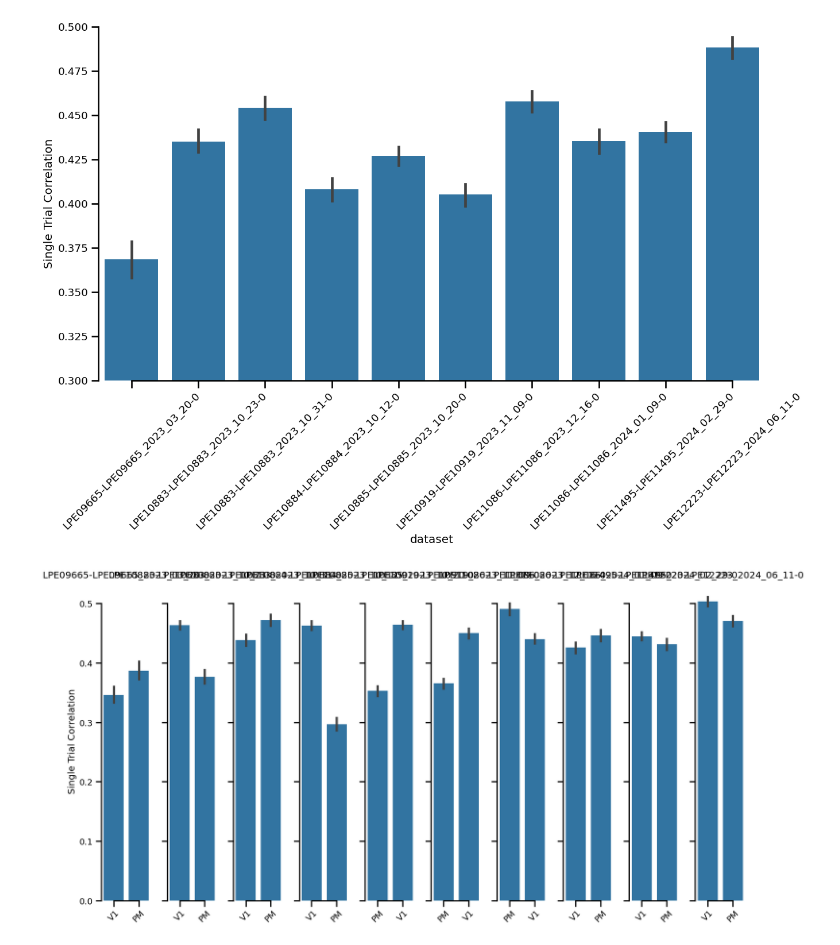
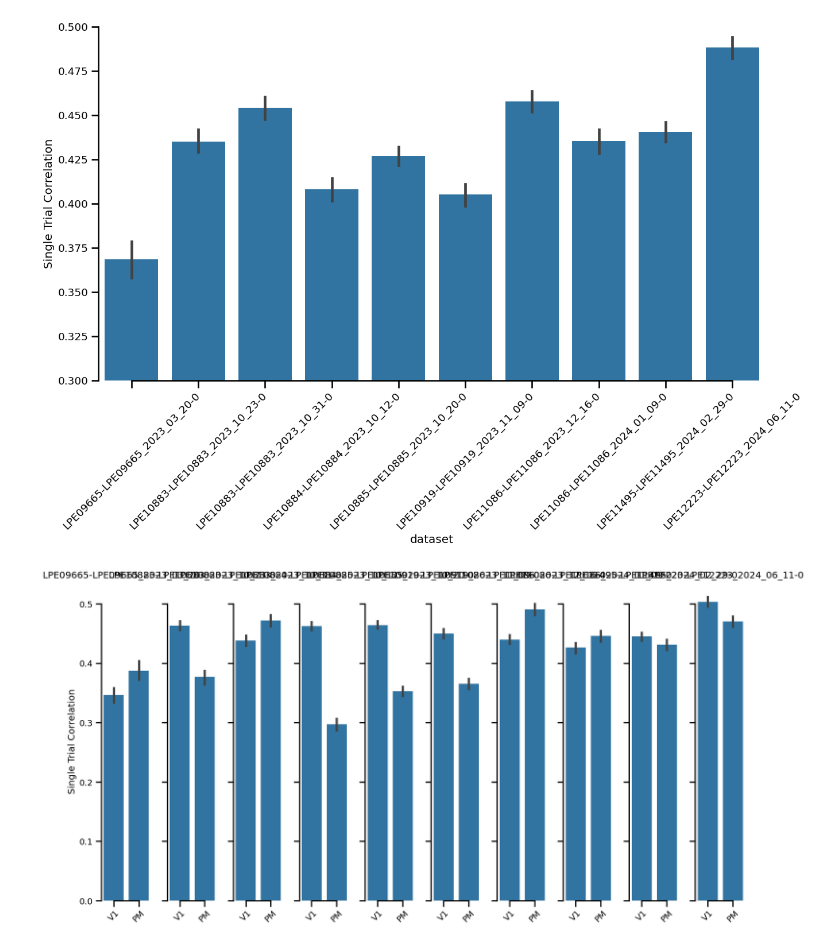
Before and after one commit to ananaphasia/adrian_sensorium, a Jupyter notebook: notebooks/submission_m4/03_evaluate_and_submit.ipynb, the cells around one changed output. Drawn from its saved outputs; the diff is of its cells as text; code cells hidden in the pictures.

Commit message:
sort correctly

```diff
--- a/notebooks/submission_m4/03_evaluate_and_submit.ipynb
+++ b/notebooks/submission_m4/03_evaluate_and_submit.ipynb
@@ -154,7 +154,7 @@ sns.despine(trim=True)
 sns.set_context("talk", font_scale=.8)
 fig, axes = plt.subplots(nrows=1, ncols=len(df['dataset'].unique()), figsize=(15, 8), sharey=True)
 
-for idx, (ax, (i, g)) in enumerate(zip(np.array(axes).reshape(-1), df.sort_values('dataset').groupby('dataset'))):
+for idx, (ax, (i, g)) in enumerate(zip(np.array(axes).reshape(-1), df.sort_values('area', ascending = False).groupby('dataset'))):
     sns.boxenplot(x="area", y="Single Trial Correlation", data=g, ax=ax)
     ax.set_title(i)  # Set the title of each subplot to the dataset name
     ax.set_xlabel("")  # Set the x-axis label
@@ -188,17 +188,17 @@ sns.despine(trim=True)
 # %%
 fig, axes = plt.subplots(nrows=1, ncols=len(df['dataset'].unique()), figsize=(15, 8), sharey=True)
 
-for ax, (i, g) in zip(np.array(axes).reshape(-1), df.groupby('dataset')):
+for ax, (i, g) in zip(np.array(axes).reshape(-1), df.sort_values("area", ascending=False).groupby('dataset')):
     sns.barplot(x="area", y="Single Trial Correlation", data=g, ax=ax)
     ax.set_title(i)  # Set the title of each subplot to the dataset name
     ax.set_xlabel("")  # Set the x-axis label
     ax.set_xticklabels(ax.get_xticklabels(), rotation=45)
 
 sns.despine(trim=True)
 plt.tight_layout()
 plt.show()
 # %% [output]
-[figure, old version]
+[figure, new version]
 # %%
 df_desc = df.groupby('dataset').describe()
 df_desc.loc[("All datasets", )] = df_desc.mean()
```
Also changed, not shown: parts of 1 cell of this notebook.
